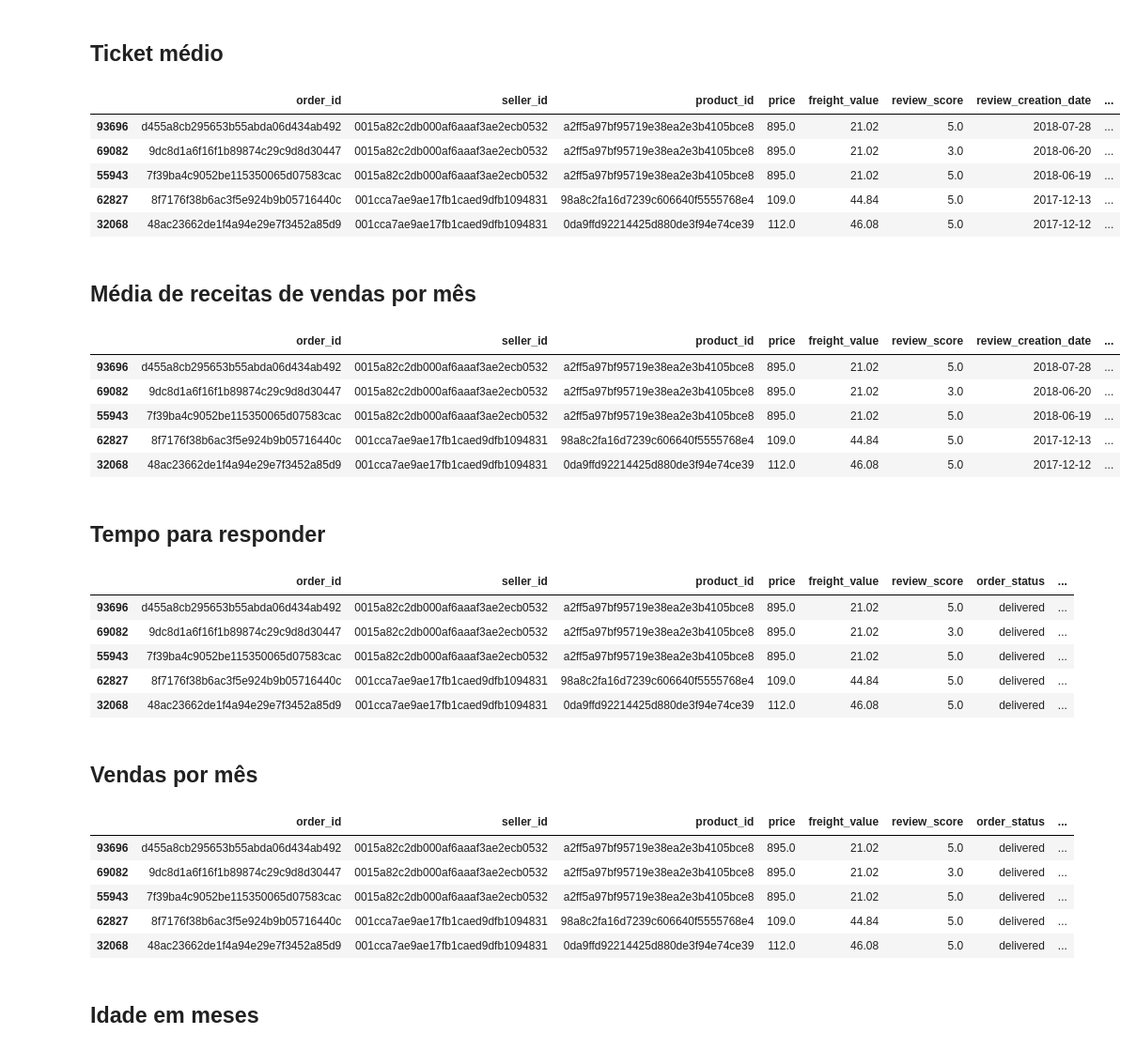
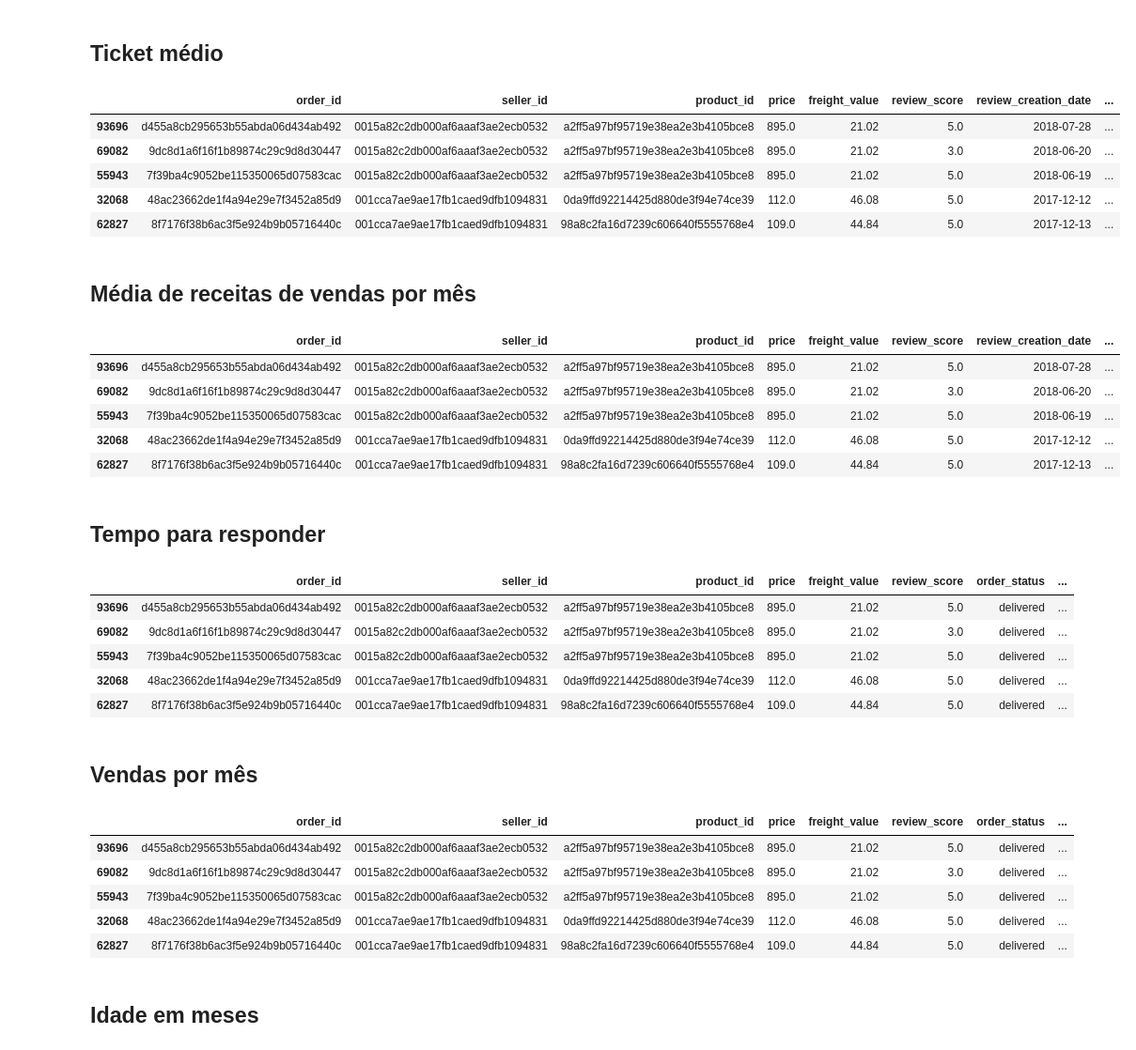
Before and after one commit to custodio-lucas/predict-churn-olist-dataset, a Jupyter notebook: churn_prediction_notebook.ipynb, the cells around one changed output. Shown at 94% size. Cells and saved outputs as stored; diff of their text form; code cells hidden in the pictures.

```diff
--- a/churn_prediction_notebook.ipynb
+++ b/churn_prediction_notebook.ipynb
@@ -153,7 +180,7 @@ df2.tail()
 # %%
-df2['days_without_sell'] = df2.groupby(['seller_id'])['order_delivered_carrier_date'].diff()
-df2['days_without_sell'] = df2['days_without_sell'].dt.days
-df2.head()
+df['days_without_sell'] = df.groupby(['seller_id'])['order_approved_at'].diff()
+df['days_without_sell'] = df['days_without_sell'].dt.days
+df.head()
 # %% [output]
 |  | order_id | seller_id | product_id | price | freight_value | review_score | review_creation_date | ... |
 | 93696 | d455a8cb295653b55abda06d434ab492 | 0015a82c2db000af6aaaf3ae2ecb0532 | a2ff5a97bf95719e38ea2e3b4105bce8 | 895.0 | 21.02 | 5.0 | 2018-07-28 | ... |
@@ -164,8 +206,8 @@ df2.head()
 # %% [markdown]
 ## Média de dias sem vender (dias para vender)
 # %%
-df2['days_to_sell'] = df2.groupby('seller_id')['days_without_sell'].transform('mean')
-df2.head()
+df['days_to_sell'] = df.groupby('seller_id')['days_without_sell'].transform('mean')
+df.head()
 # %% [output]
 |  | order_id | seller_id | product_id | price | freight_value | review_score | review_creation_date | ... |
 | 93696 | d455a8cb295653b55abda06d434ab492 | 0015a82c2db000af6aaaf3ae2ecb0532 | a2ff5a97bf95719e38ea2e3b4105bce8 | 895.0 | 21.02 | 5.0 | 2018-07-28 | ... |
@@ -176,8 +218,8 @@ df2.head()
 # %% [markdown]
 ## Total de receitas em vendas
 # %%
-df2['income'] = df2.groupby('seller_id')['price'].transform('sum')
-df2.head()
+df['income'] = df.groupby('seller_id')['price'].transform('sum')
+df.head()
 # %% [output]
 |  | order_id | seller_id | product_id | price | freight_value | review_score | review_creation_date | ... |
 | 93696 | d455a8cb295653b55abda06d434ab492 | 0015a82c2db000af6aaaf3ae2ecb0532 | a2ff5a97bf95719e38ea2e3b4105bce8 | 895.0 | 21.02 | 5.0 | 2018-07-28 | ... |
@@ -188,56 +230,56 @@ df2.head()
 # %% [markdown]
 ## Ticket médio
 # %%
-df2['average_ticket'] = df2.income/df2.qtd_vendas
-df2.head()
+df['average_ticket'] = df.income/df.qtd_vendas
+df.head()
 # %% [output]
 |  | order_id | seller_id | product_id | price | freight_value | review_score | review_creation_date | ... |
 | 93696 | d455a8cb295653b55abda06d434ab492 | 0015a82c2db000af6aaaf3ae2ecb0532 | a2ff5a97bf95719e38ea2e3b4105bce8 | 895.0 | 21.02 | 5.0 | 2018-07-28 | ... |
 | 69082 | 9dc8d1a6f16f1b89874c29c9d8d30447 | 0015a82c2db000af6aaaf3ae2ecb0532 | a2ff5a97bf95719e38ea2e3b4105bce8 | 895.0 | 21.02 | 3.0 | 2018-06-20 | ... |
 | 55943 | 7f39ba4c9052be115350065d07583cac | 0015a82c2db000af6aaaf3ae2ecb0532 | a2ff5a97bf95719e38ea2e3b4105bce8 | 895.0 | 21.02 | 5.0 | 2018-06-19 | ... |
+| 32068 | 48ac23662de1f4a94e29e7f3452a85d9 | 001cca7ae9ae17fb1caed9dfb1094831 | 0da9ffd92214425d880de3f94e74ce39 | 112.0 | 46.08 | 5.0 | 2017-12-12 | ... |
 | 62827 | 8f7176f38b6ac3f5e924b9b05716440c | 001cca7ae9ae17fb1caed9dfb1094831 | 98a8c2fa16d7239c606640f5555768e4 | 109.0 | 44.84 | 5.0 | 2017-12-13 | ... |
-| 32068 | 48ac23662de1f4a94e29e7f3452a85d9 | 001cca7ae9ae17fb1caed9dfb1094831 | 0da9ffd92214425d880de3f94e74ce39 | 112.0 | 46.08 | 5.0 | 2017-12-12 | ... |
 # %% [markdown]
 ## Média de receitas de vendas por mês
 # %%
-df2['avg_month_income'] = (df2['income']/
-                         round(((df2['order_delivered_carrier_date'].iloc[-1] - df2['order_delivered_carrier_date'].
+df['avg_month_income'] = (df['income']/
+                         round(((df['order_approved_at'].iloc[-1] - df['order_approved_at'].
                                  iloc[0])/np.timedelta64(1, 'M'))))
-df2.head()
+df.head()
 # %% [output]
 |  | order_id | seller_id | product_id | price | freight_value | review_score | review_creation_date | ... |
 | 93696 | d455a8cb295653b55abda06d434ab492 | 0015a82c2db000af6aaaf3ae2ecb0532 | a2ff5a97bf95719e38ea2e3b4105bce8 | 895.0 | 21.02 | 5.0 | 2018-07-28 | ... |
 | 69082 | 9dc8d1a6f16f1b89874c29c9d8d30447 | 0015a82c2db000af6aaaf3ae2ecb0532 | a2ff5a97bf95719e38ea2e3b4105bce8 | 895.0 | 21.02 | 3.0 | 2018-06-20 | ... |
 | 55943 | 7f39ba4c9052be115350065d07583cac | 0015a82c2db000af6aaaf3ae2ecb0532 | a2ff5a97bf95719e38ea2e3b4105bce8 | 895.0 | 21.02 | 5.0 | 2018-06-19 | ... |
+| 32068 | 48ac23662de1f4a94e29e7f3452a85d9 | 001cca7ae9ae17fb1caed9dfb1094831 | 0da9ffd92214425d880de3f94e74ce39 | 112.0 | 46.08 | 5.0 | 2017-12-12 | ... |
 | 62827 | 8f7176f38b6ac3f5e924b9b05716440c | 001cca7ae9ae17fb1caed9dfb1094831 | 98a8c2fa16d7239c606640f5555768e4 | 109.0 | 44.84 | 5.0 | 2017-12-13 | ... |
-| 32068 | 48ac23662de1f4a94e29e7f3452a85d9 | 001cca7ae9ae17fb1caed9dfb1094831 | 0da9ffd92214425d880de3f94e74ce39 | 112.0 | 46.08 | 5.0 | 2017-12-12 | ... |
 # %% [markdown]
 ## Tempo para responder
 # %%
-df2['time_to_answer'] = (df2['review_answer_timestamp'] - df2['review_creation_date']).dt.days
-df2 = df2.drop(columns=['review_answer_timestamp', 'review_creation_date'])
-df2.head()
+df['time_to_answer'] = (df['review_answer_timestamp'] - df['review_creation_date']).dt.days
+df = df.drop(columns=['review_answer_timestamp', 'review_creation_date'])
+df.head()
 # %% [output]
 |  | order_id | seller_id | product_id | price | freight_value | review_score | order_status | ... |
 | 93696 | d455a8cb295653b55abda06d434ab492 | 0015a82c2db000af6aaaf3ae2ecb0532 | a2ff5a97bf95719e38ea2e3b4105bce8 | 895.0 | 21.02 | 5.0 | delivered | ... |
 | 69082 | 9dc8d1a6f16f1b89874c29c9d8d30447 | 0015a82c2db000af6aaaf3ae2ecb0532 | a2ff5a97bf95719e38ea2e3b4105bce8 | 895.0 | 21.02 | 3.0 | delivered | ... |
 | 55943 | 7f39ba4c9052be115350065d07583cac | 0015a82c2db000af6aaaf3ae2ecb0532 | a2ff5a97bf95719e38ea2e3b4105bce8 | 895.0 | 21.02 | 5.0 | delivered | ... |
+| 32068 | 48ac23662de1f4a94e29e7f3452a85d9 | 001cca7ae9ae17fb1caed9dfb1094831 | 0da9ffd92214425d880de3f94e74ce39 | 112.0 | 46.08 | 5.0 | delivered | ... |
 | 62827 | 8f7176f38b6ac3f5e924b9b05716440c | 001cca7ae9ae17fb1caed9dfb1094831 | 98a8c2fa16d7239c606640f5555768e4 | 109.0 | 44.84 | 5.0 | delivered | ... |
-| 32068 | 48ac23662de1f4a94e29e7f3452a85d9 | 001cca7ae9ae17fb1caed9dfb1094831 | 0da9ffd92214425d880de3f94e74ce39 | 112.0 | 46.08 | 5.0 | delivered | ... |
 # %% [markdown]
 ## Vendas por mês
 # %%
-df2['avg_month_sell'] = (df2['qtd_vendas']/
-                         round(((df2['order_delivered_carrier_date'].iloc[-1] - df2['order_delivered_carrier_date'].
+df['avg_month_sell'] = (df['qtd_vendas']/
+                         round(((df['order_approved_at'].iloc[-1] - df['order_approved_at'].
                                  iloc[0])/np.timedelta64(1, 'M'))))
-df2.head()
+df.head()
 # %% [output]
 |  | order_id | seller_id | product_id | price | freight_value | review_score | order_status | ... |
 | 93696 | d455a8cb295653b55abda06d434ab492 | 0015a82c2db000af6aaaf3ae2ecb0532 | a2ff5a97bf95719e38ea2e3b4105bce8 | 895.0 | 21.02 | 5.0 | delivered | ... |
 | 69082 | 9dc8d1a6f16f1b89874c29c9d8d30447 | 0015a82c2db000af6aaaf3ae2ecb0532 | a2ff5a97bf95719e38ea2e3b4105bce8 | 895.0 | 21.02 | 3.0 | delivered | ... |
 | 55943 | 7f39ba4c9052be115350065d07583cac | 0015a82c2db000af6aaaf3ae2ecb0532 | a2ff5a97bf95719e38ea2e3b4105bce8 | 895.0 | 21.02 | 5.0 | delivered | ... |
+| 32068 | 48ac23662de1f4a94e29e7f3452a85d9 | 001cca7ae9ae17fb1caed9dfb1094831 | 0da9ffd92214425d880de3f94e74ce39 | 112.0 | 46.08 | 5.0 | delivered | ... |
 | 62827 | 8f7176f38b6ac3f5e924b9b05716440c | 001cca7ae9ae17fb1caed9dfb1094831 | 98a8c2fa16d7239c606640f5555768e4 | 109.0 | 44.84 | 5.0 | delivered | ... |
-| 32068 | 48ac23662de1f4a94e29e7f3452a85d9 | 001cca7ae9ae17fb1caed9dfb1094831 | 0da9ffd92214425d880de3f94e74ce39 | 112.0 | 46.08 | 5.0 | delivered | ... |
 # %% [markdown]
 ## Idade em meses
 # %%
```
Also changed, not shown: parts of 33 cells of this notebook.
